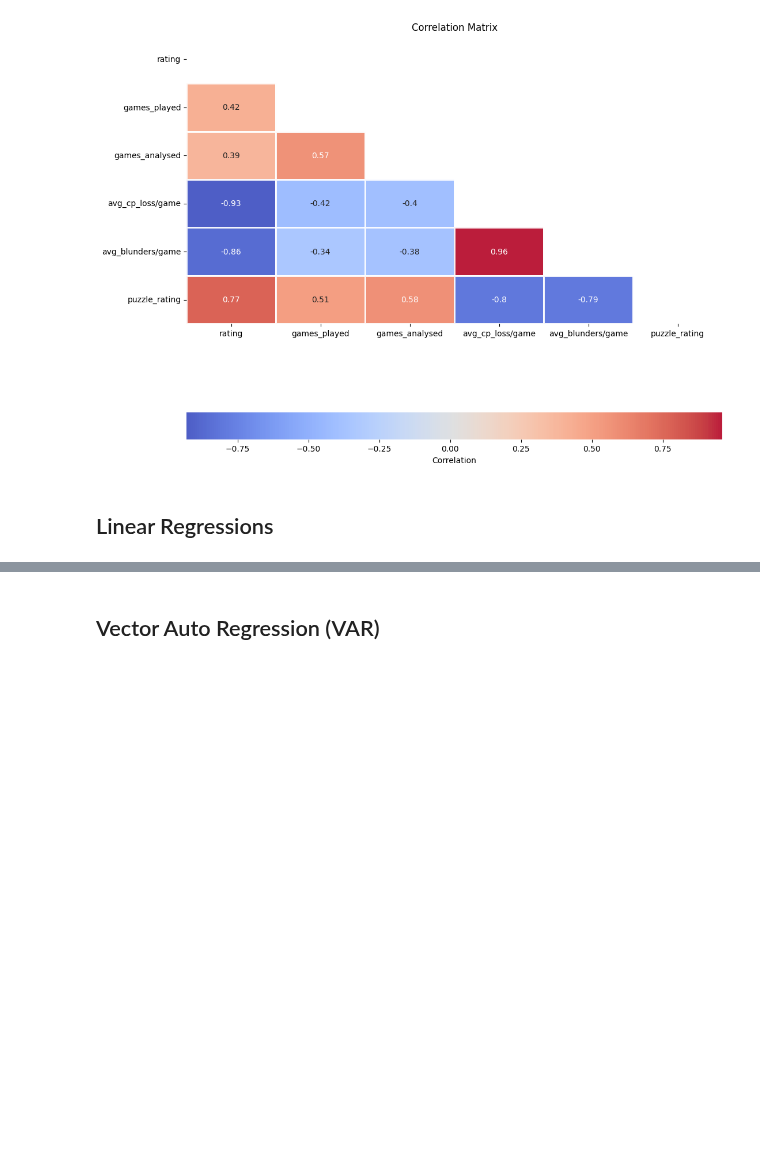
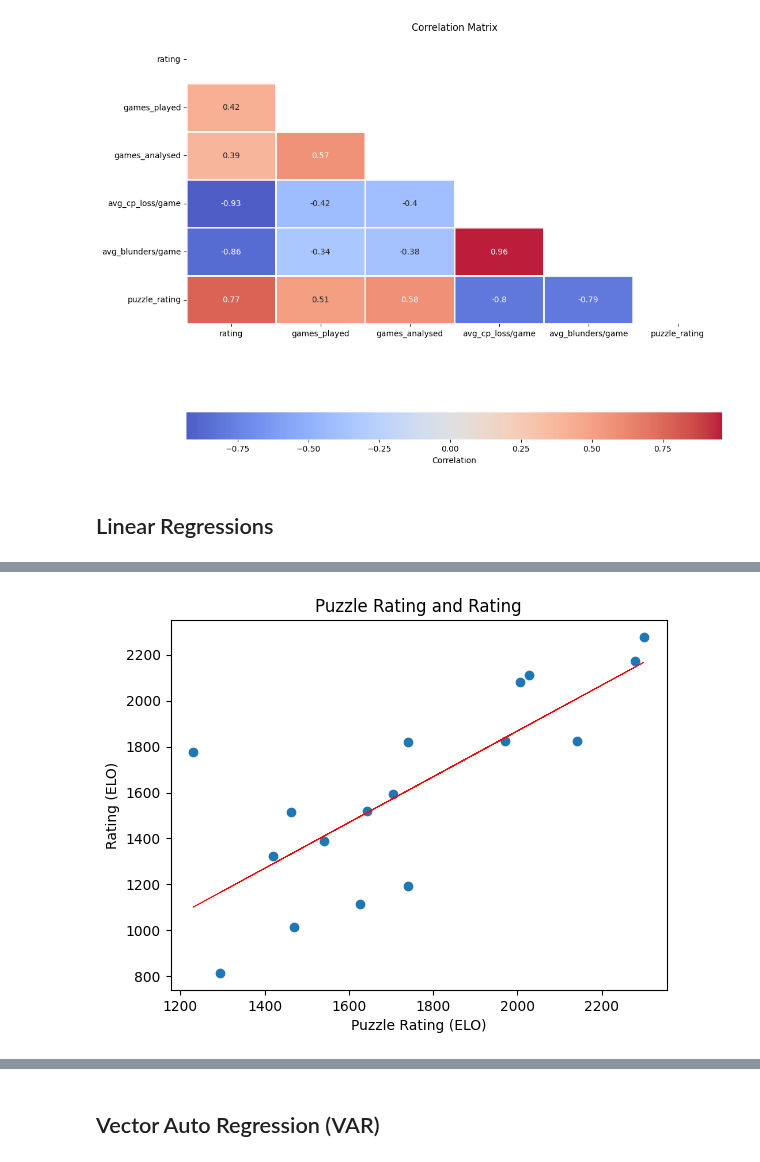
Before and after one commit to philipp-hellwig/online-chess-data, a Jupyter notebook: code/Exploratory_analyses.ipynb, the cells around one changed output, grey strips where cells are left out. Drawn from its saved outputs; the diff is of its cells as text; code cells hidden in the pictures; blank space fills up the shorter version.

```diff
--- a/code/Exploratory_analyses.ipynb
+++ b/code/Exploratory_analyses.ipynb
@@ -331,0 +332,14 @@ fit
+# %%
+plt.scatter(averages["puzzle_rating"], averages["rating"])
+
+# linear regression
+fit = pg.linear_regression(averages["puzzle_rating"], averages["rating"], remove_na=True)
+a, b = fit.loc[1,"coef"] , fit.loc[0,"coef"]
+plt.plot(averages["puzzle_rating"], a*averages["puzzle_rating"]+b, color="red", linewidth=0.5)
+
+plt.title("Puzzle Rating and Rating")
+plt.xlabel("Puzzle Rating (ELO)")
+plt.ylabel("Rating (ELO)")
+
+fit
+# %% [output]
@@ -331,0 +349 @@ fit
+[figure, added]
```
Also changed, not shown: parts of 5 cells of this notebook, 6 other files.
